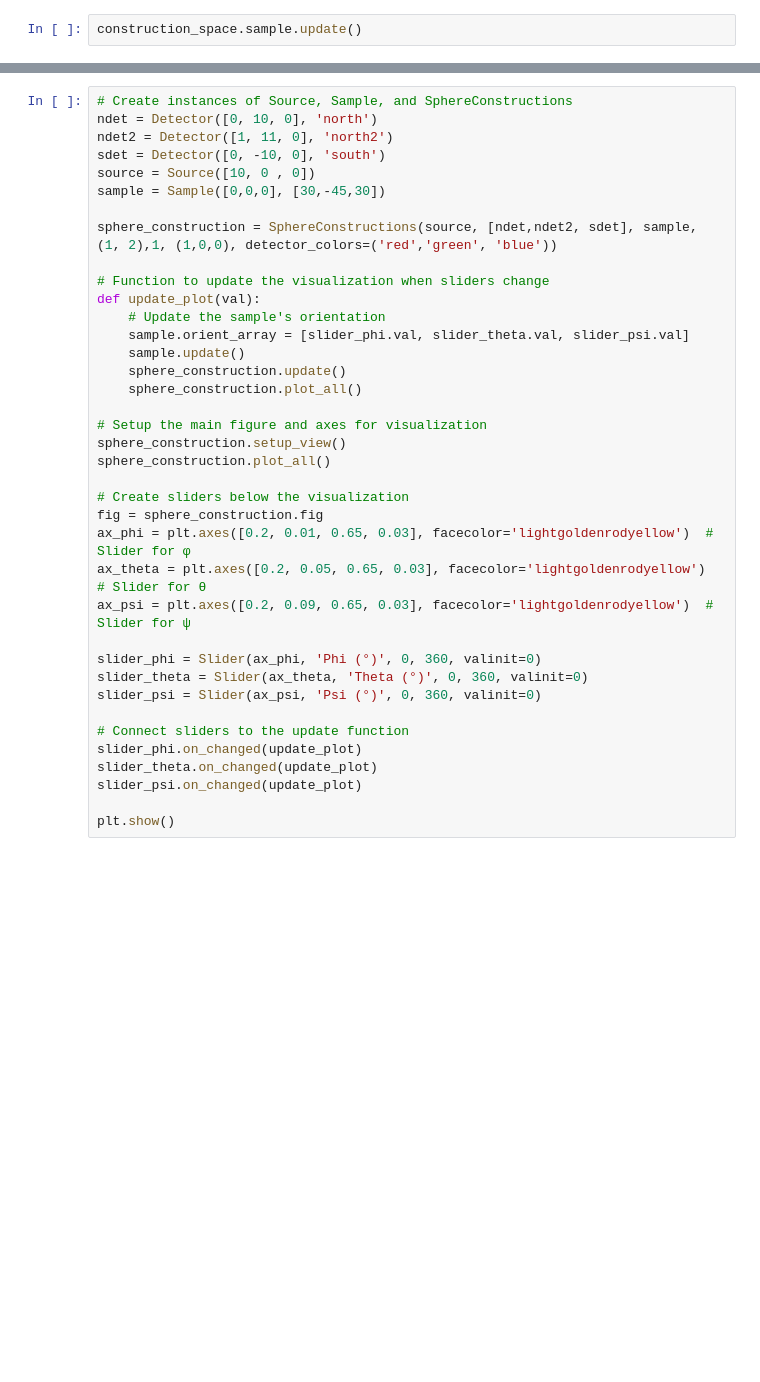
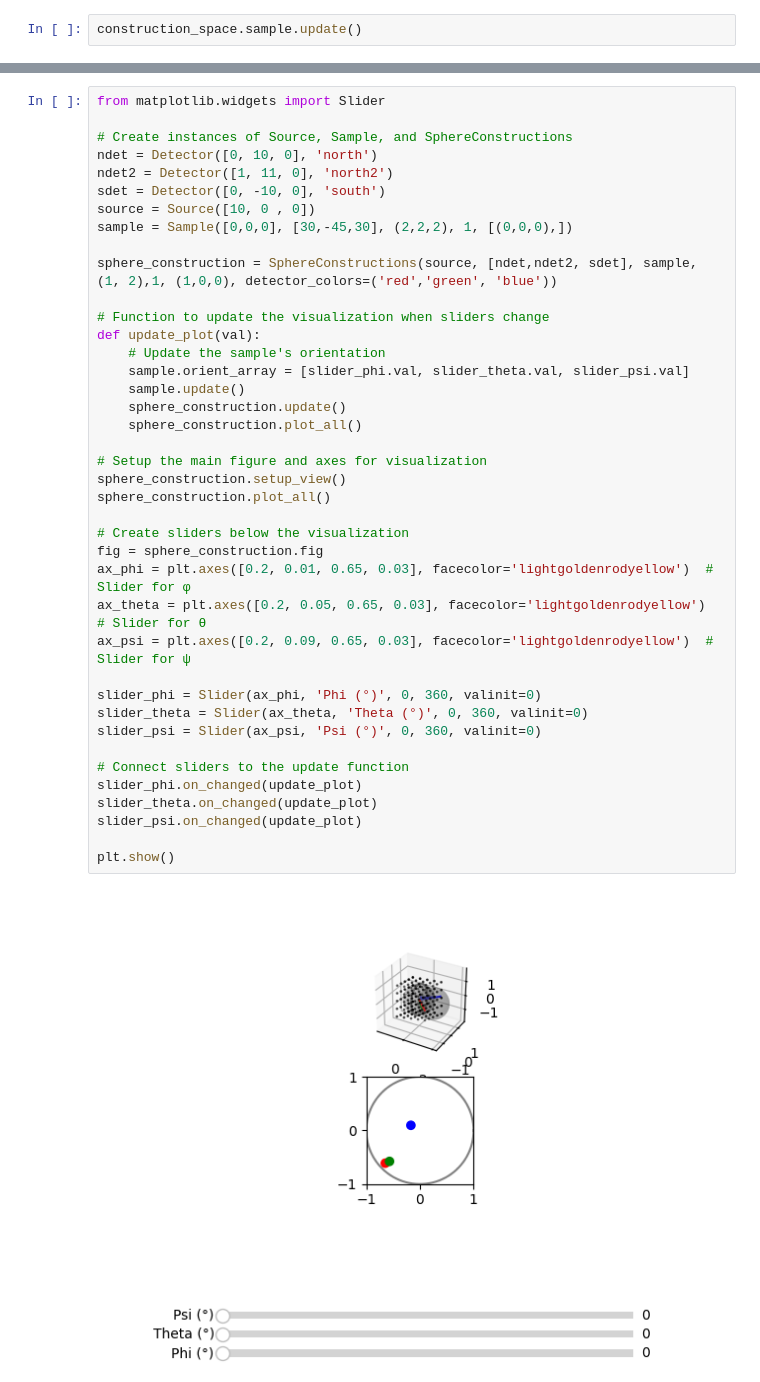
Before and after one commit to andy-bridger/texture-setup, a Jupyter notebook: texture_vis.ipynb, the cells around one changed output, grey strips where cells are left out. Drawn from its saved outputs; the diff is of its cells as text; blank space fills up the shorter version.

```diff
--- a/texture_vis.ipynb
+++ b/texture_vis.ipynb
@@ -309,38 +363,42 @@ point  [0.70710678 0.70710678 0.        ] spoint  [ 6.12323400e-17 -7.07106781e-
 # %%
+from matplotlib.widgets import Slider
+
 # Create instances of Source, Sample, and SphereConstructions
 ndet = Detector([0, 10, 0], 'north')
 ndet2 = Detector([1, 11, 0], 'north2')
 sdet = Detector([0, -10, 0], 'south')
 source = Source([10, 0 , 0])
-sample = Sample([0,0,0], [30,-45,30])
+sample = Sample([0,0,0], [30,-45,30], (2,2,2), 1, [(0,0,0),])
 
 sphere_construction = SphereConstructions(source, [ndet,ndet2, sdet], sample, (1, 2),1, (1,0,0), detector_colors=('red','green', 'blue'))
 
 # Function to update the visualization when sliders change
 def update_plot(val):
     # Update the sample's orientation
     sample.orient_array = [slider_phi.val, slider_theta.val, slider_psi.val]
     sample.update()
     sphere_construction.update()
     sphere_construction.plot_all()
 
 # Setup the main figure and axes for visualization
 sphere_construction.setup_view()
 sphere_construction.plot_all()
 
 # Create sliders below the visualization
 fig = sphere_construction.fig
 ax_phi = plt.axes([0.2, 0.01, 0.65, 0.03], facecolor='lightgoldenrodyellow')  # Slider for φ
 ax_theta = plt.axes([0.2, 0.05, 0.65, 0.03], facecolor='lightgoldenrodyellow')  # Slider for θ
 ax_psi = plt.axes([0.2, 0.09, 0.65, 0.03], facecolor='lightgoldenrodyellow')  # Slider for ψ
 
 slider_phi = Slider(ax_phi, 'Phi (°)', 0, 360, valinit=0)
 slider_theta = Slider(ax_theta, 'Theta (°)', 0, 360, valinit=0)
 slider_psi = Slider(ax_psi, 'Psi (°)', 0, 360, valinit=0)
 
 # Connect sliders to the update function
 slider_phi.on_changed(update_plot)
 slider_theta.on_changed(update_plot)
 slider_psi.on_changed(update_plot)
 
 plt.show()
+# %% [output]
+[figure, added]
```
Also changed, not shown: parts of 9 cells of this notebook.
